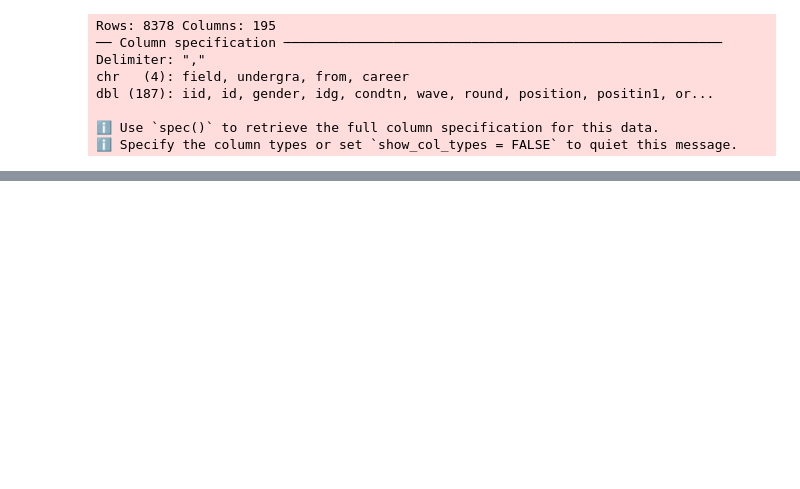
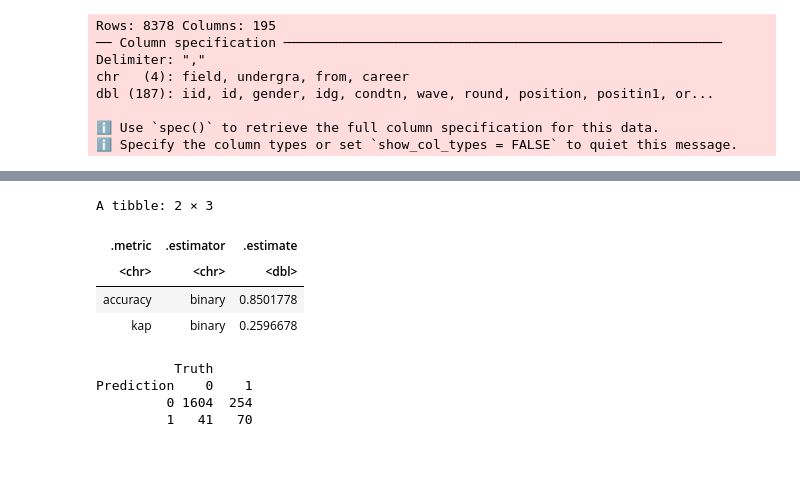
Before and after one commit to LotsaChai/toy-ds-project, a Jupyter notebook: DSCI Group Project Proposal.ipynb, the cells around one changed output, grey strips where cells are left out. Cells and saved outputs as stored; diff of their text form; code cells hidden in the pictures; blank space fills up the shorter version.

```diff
--- a/DSCI Group Project Proposal.ipynb
+++ b/DSCI Group Project Proposal.ipynb
@@ -85,0 +130,32 @@ A tibble: 551 × 11
+# %%
+knn_nine <- nearest_neighbor(weight_func = "rectangular", neighbors = 5) |> # work out good number of k? for some reason the cross validation is not working very well
+    set_engine("kknn") |>
+    set_mode("classification")
+
+dating_fit <- workflow() |>
+    add_recipe(speed_dating_recipe) |>
+    add_model(knn_nine) |>
+    fit(data = speed_dating_test)
+
+predictions <- predict(dating_fit, speed_dating_test) |>
+    bind_cols(speed_dating_test)
+
+match_prediction_accuracy <- predictions |>
+        metrics(truth = match, estimate = .pred_class)
+match_prediction_accuracy
+
+match_prediction_conf_mat <- predictions |>
+        conf_mat(truth = match, estimate = .pred_class)
+match_prediction_conf_mat
+# %% [output]
+A tibble: 2 × 3
+| .metric | .estimator | .estimate |
+| <chr> | <chr> | <dbl> |
+| accuracy | binary | 0.8501778 |
+| kap | binary | 0.2596678 |
+          Truth
+Prediction    0    1
+         0 1604  254
+         1   41   70
+# %% [markdown]
+######
```
Also changed, not shown: parts of 4 cells of this notebook.
